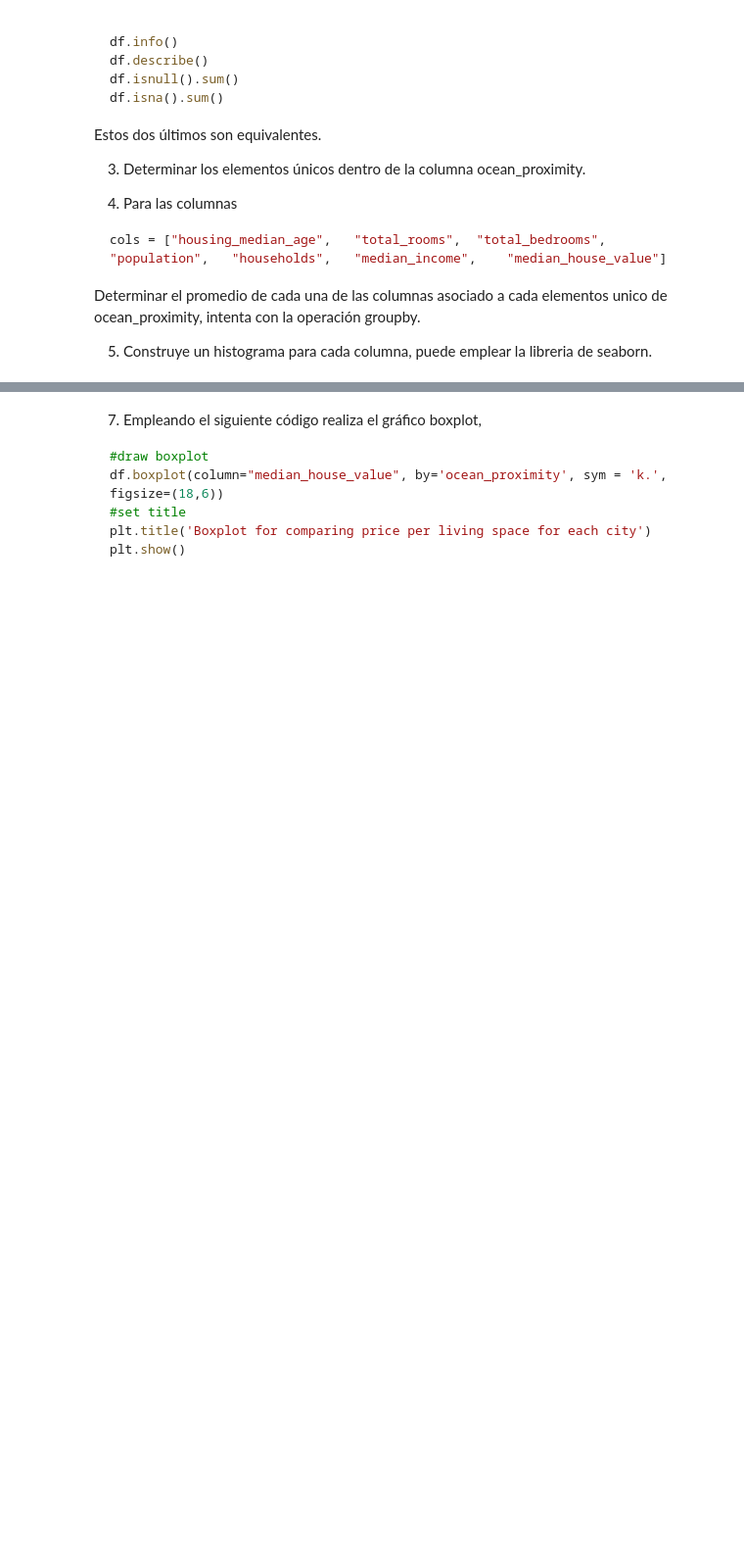
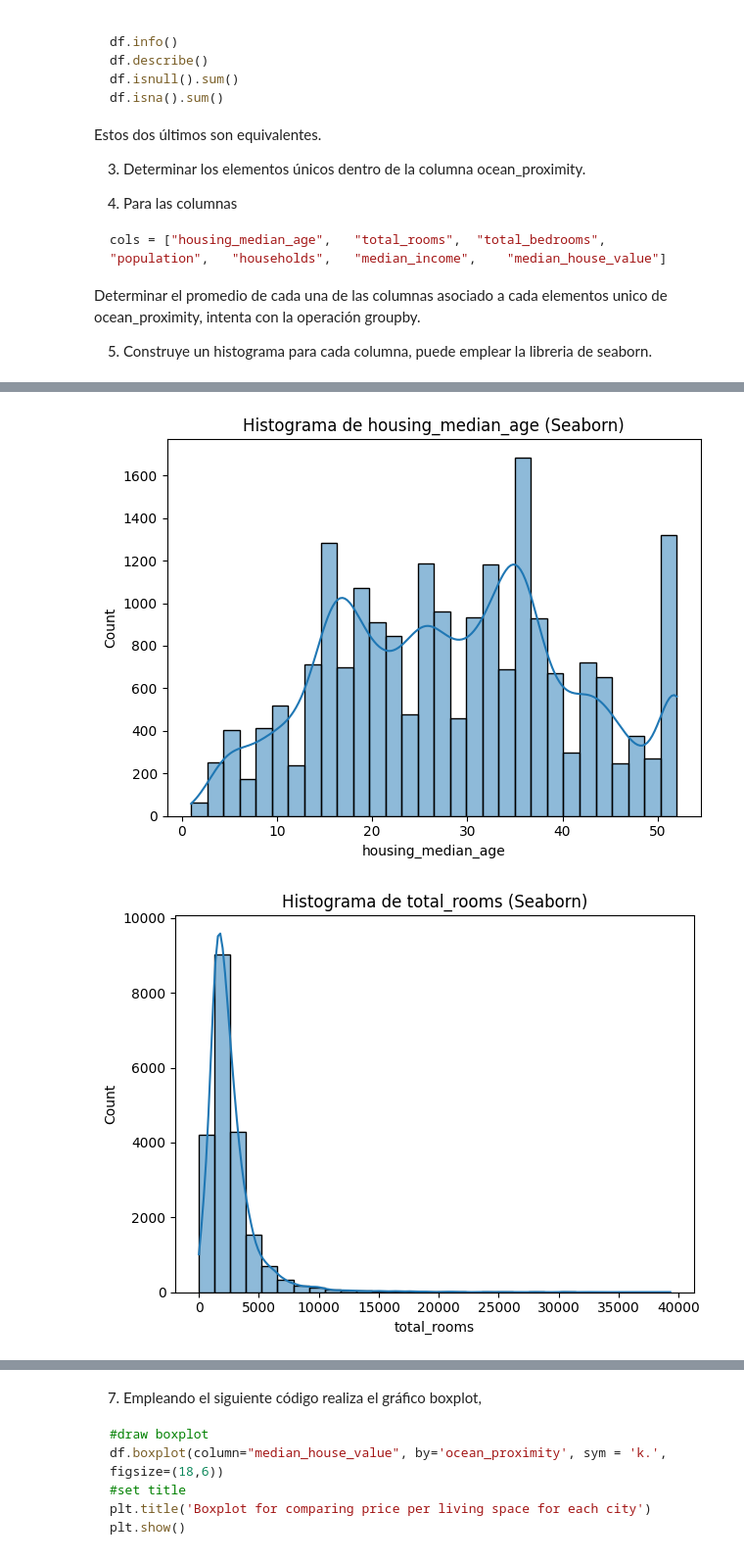
Before and after one commit to CienciaDatosUdea/002_EstudiantesAprendizajeEstadistico, a Jupyter notebook: semestre2025-2/Estudiantes/Sarmiento_8348/Labs/Laboratorio_05_ABC_Modelo_v1.ipynb, the cells around one changed output, grey strips where cells are left out. Shown at 98% size. Drawn from its saved outputs; the diff is of its cells as text; code cells hidden in the pictures; blank space fills up the shorter version.

```diff
--- a/semestre2025-2/Estudiantes/Sarmiento_8348/Labs/Laboratorio_05_ABC_Modelo_v1.ipynb
+++ b/semestre2025-2/Estudiantes/Sarmiento_8348/Labs/Laboratorio_05_ABC_Modelo_v1.ipynb
@@ -59,3 +63,7 @@ Determinar el promedio de cada una de las columnas asociado a cada elementos uni
 
 
 5. Construye un histograma para cada columna, puede emplear la libreria de seaborn.
+# %%
+# 1. Cargar el dataset desde un archivo CSV
+data_url = "https://raw.githubusercontent.com/hernansalinas/Curso_aprendizaje_estadistico/main/datasets/Sesion_07_housing.csv"
+df = pd.read_csv(data_url)
@@ -61,0 +122,10 @@ Determinar el promedio de cada una de las columnas asociado a cada elementos uni
+# %%
+# 4. Promedio de cada una de las columnas asociadas a los elementos únicos de 'ocean_proximity'
+
+cols = ["housing_median_age",	"total_rooms",	"total_bedrooms",	"population",	"households",	"median_income",	"median_house_value"]
+
+for category in df['ocean_proximity'].unique():
+    print(f"\nPromedios para la categoría '{category}':")
+    subset = df[df['ocean_proximity'] == category]
+    means = subset[cols].mean()
+    print(means)
@@ -61,0 +150,12 @@ Determinar el promedio de cada una de las columnas asociado a cada elementos uni
+# %%
+# 5. Crear histogramas para cada una de las columnas numéricas usando seaborn
+
+for col in cols:
+    plt.figure()  # Creamos el lienzo nuevo
+    sns.histplot(data=df, x=col, bins=30, kde=True) # Creamos el histograma con seaborn
+    plt.title(f'Histograma de {col} (Seaborn)')
+    plt.tight_layout()  # Ajustamos para que se vea bonito
+    plt.show()          # Mostramos el gráfico
+# %% [output]
+[figure, added]
+[figure, added]
```
Also changed, not shown: parts of 23 cells of this notebook, 1 other file.
